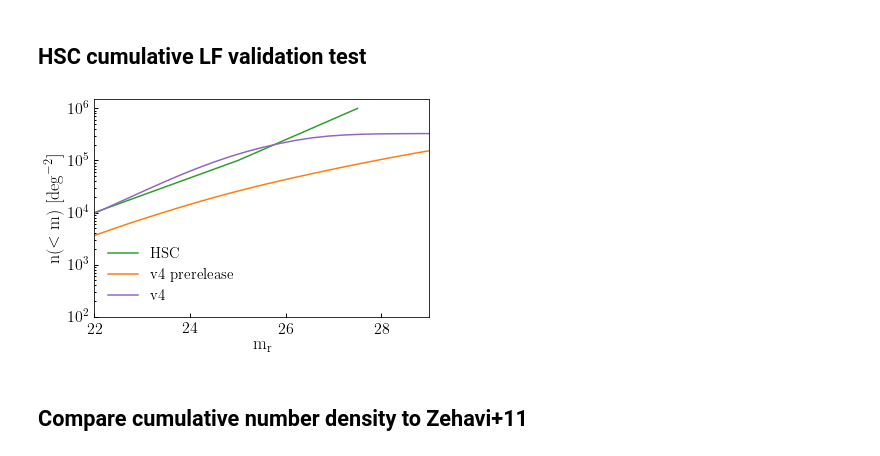
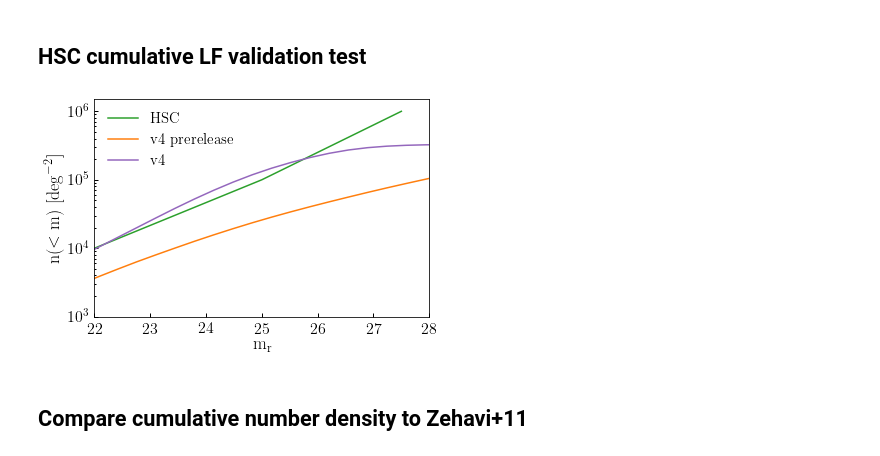
Before and after one commit to LSSTDESC/cosmodc2, a Jupyter notebook: notebooks/recalibrate_mstar_magr_relation.ipynb, the cells around one changed output. Saved outputs shown, nothing was run; the diff lists cells and outputs as text; code cells hidden in the pictures.

```diff
--- a/notebooks/recalibrate_mstar_magr_relation.ipynb
+++ b/notebooks/recalibrate_mstar_magr_relation.ipynb
@@ -130,34 +130,34 @@ print(mock.keys())
 # %%
 magarr = np.linspace(20, 30, 30)
 magmasks = list((v4['mag_r_obs'] < m) for m in magarr)
 counts = np.array([np.count_nonzero(mask) for mask in magmasks])
 magmasks_new = list((v4['mag_r_obs_new'] < m) for m in magarr)
 counts_new = np.array([np.count_nonzero(mask) for mask in magmasks_new])
 magmasks_new2 = list((v4['mag_r_obs_new2'] < m) for m in magarr)
 counts_new2 = np.array([np.count_nonzero(mask) for mask in magmasks_new2])
 
 sky_area = 25.
 fig, ax = plt.subplots(1, 1)
 yscale = ax.set_yscale('log')
 
 hsc_ordinates = [1e4, 1e5, 1e6]
 hsc_abscissa = [22, 25, 27.5]
 __=ax.plot(hsc_abscissa, hsc_ordinates, label=r'${\rm HSC}$', color=mgreen)
 
 __=ax.plot(magarr, counts/sky_area, label=r'${\rm v4\ prerelease}$', color=morange)
 # __=ax.plot(magarr, counts_new/sky_area, label=r'${\rm v4}$', color=mblue)
 __=ax.plot(magarr, counts_new2/sky_area, label=r'${\rm v4}$', color=mpurple)
 
 xlabel = ax.set_xlabel(r'${\rm m_{r}}$')
 ylabel = ax.set_ylabel(r'${\rm n(<m)\ [deg^{-2}]}$')
 legend = ax.legend()
-ylim = ax.set_ylim(1e2, 1.5e6)
-xlim = ax.set_xlim(22, 29)
+ylim = ax.set_ylim(1e3, 1.5e6)
+xlim = ax.set_xlim(22, 28)
 
-figname = 'v4_hsc_recalibration.pdf'
+figname = 'v4_hsc_recalibration.png'
 fig.savefig(figname, bbox_extra_artists=[xlabel, ylabel], bbox_inches='tight')
 # %% [output]
-[figure, old version]
+[figure, new version]
 # %% [markdown]
 ## Compare cumulative number density to Zehavi+11
 # %%
```
Also changed, not shown: parts of 5 cells of this notebook, 2 other files.
